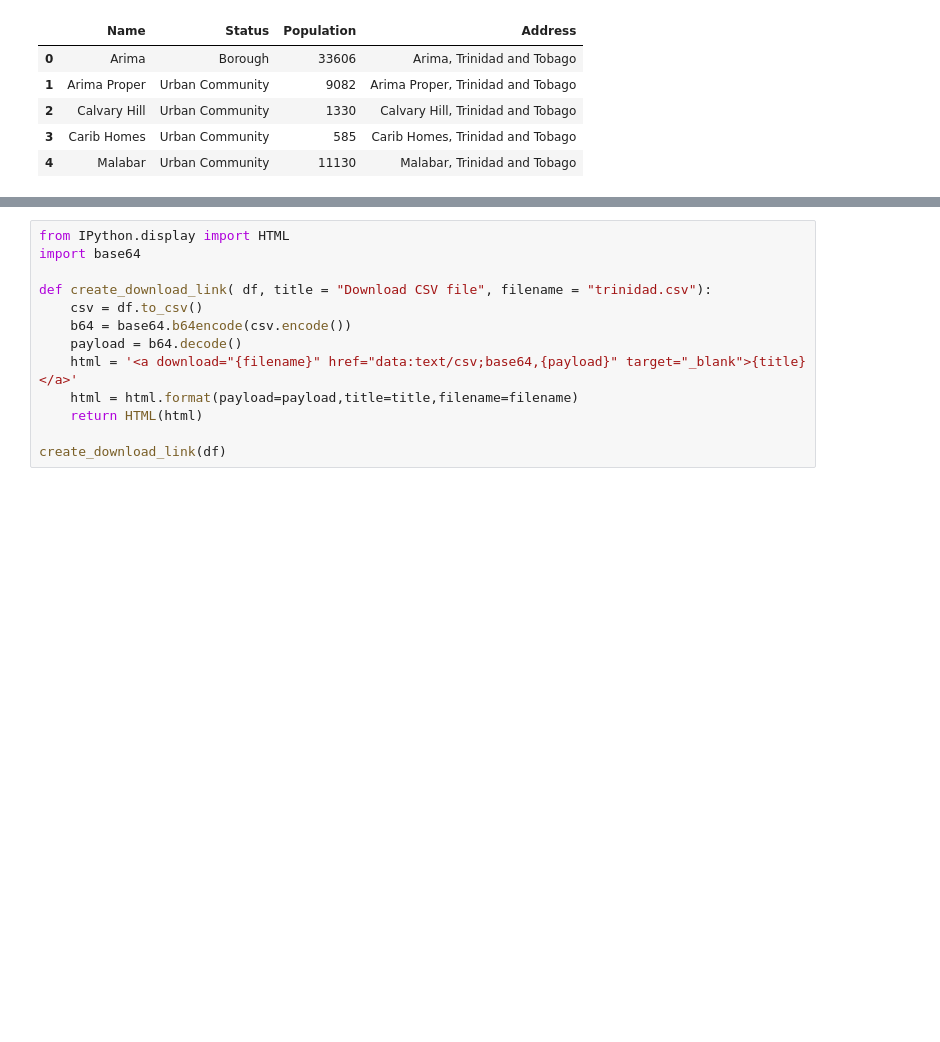
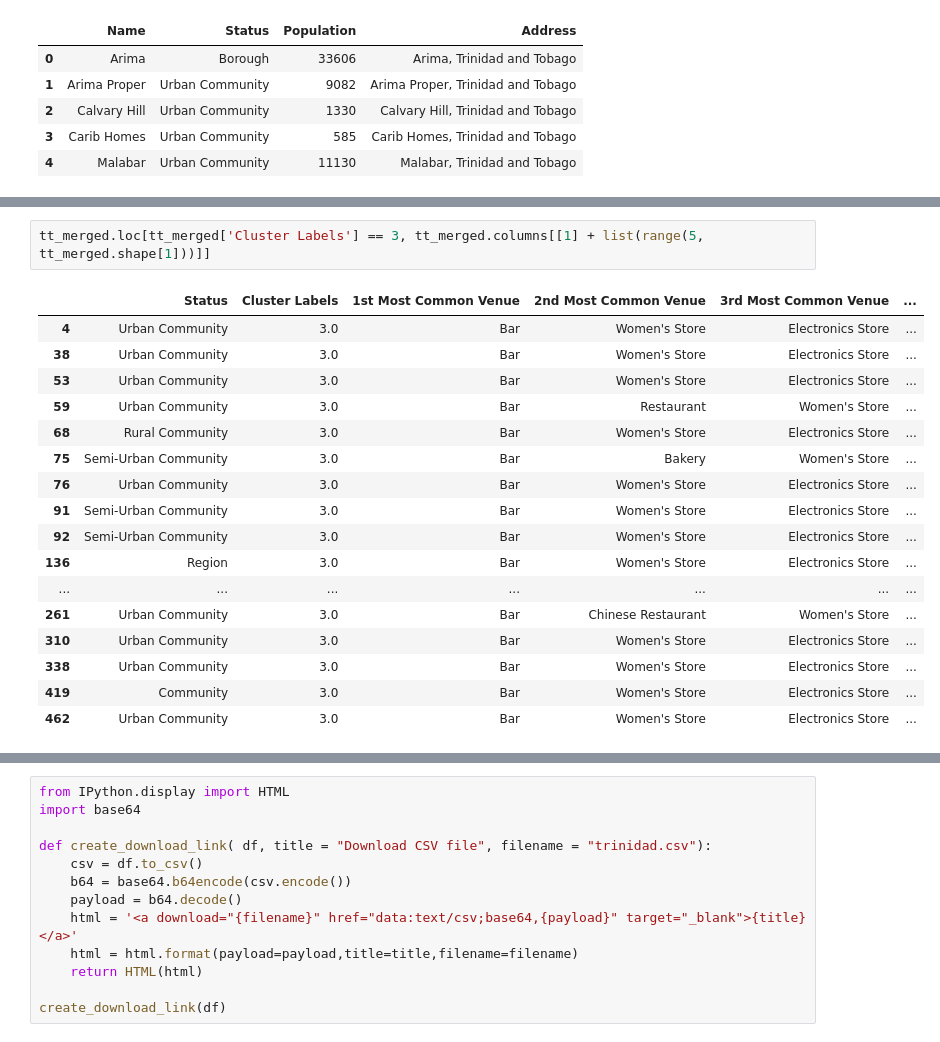
Before and after one commit to ssankar-23/Coursera_Capstone, a Jupyter notebook: Battle of the Neighborhoods.ipynb, the cells around one changed output, grey strips where cells are left out. Saved outputs shown, nothing was run; the diff lists cells and outputs as text; blank space fills up the shorter version.

```diff
--- a/Battle of the Neighborhoods.ipynb
+++ b/Battle of the Neighborhoods.ipynb
@@ -147,0 +531,20 @@ df.shape
+# %%
+tt_merged.loc[tt_merged['Cluster Labels'] == 3, tt_merged.columns[[1] + list(range(5, tt_merged.shape[1]))]]
+# %% [output]
+|  | Status | Cluster Labels | 1st Most Common Venue | 2nd Most Common Venue | 3rd Most Common Venue | ... |
+| 4 | Urban Community | 3.0 | Bar | Women's Store | Electronics Store | ... |
+| 38 | Urban Community | 3.0 | Bar | Women's Store | Electronics Store | ... |
+| 53 | Urban Community | 3.0 | Bar | Women's Store | Electronics Store | ... |
+| 59 | Urban Community | 3.0 | Bar | Restaurant | Women's Store | ... |
+| 68 | Rural Community | 3.0 | Bar | Women's Store | Electronics Store | ... |
+| 75 | Semi-Urban Community | 3.0 | Bar | Bakery | Women's Store | ... |
+| 76 | Urban Community | 3.0 | Bar | Women's Store | Electronics Store | ... |
+| 91 | Semi-Urban Community | 3.0 | Bar | Women's Store | Electronics Store | ... |
+| 92 | Semi-Urban Community | 3.0 | Bar | Women's Store | Electronics Store | ... |
+| 136 | Region | 3.0 | Bar | Women's Store | Electronics Store | ... |
+| ... | ... | ... | ... | ... | ... | ... |
+| 261 | Urban Community | 3.0 | Bar | Chinese Restaurant | Women's Store | ... |
+| 310 | Urban Community | 3.0 | Bar | Women's Store | Electronics Store | ... |
+| 338 | Urban Community | 3.0 | Bar | Women's Store | Electronics Store | ... |
+| 419 | Community | 3.0 | Bar | Women's Store | Electronics Store | ... |
+| 462 | Urban Community | 3.0 | Bar | Women's Store | Electronics Store | ... |
```
Also changed, not shown: parts of 37 cells of this notebook.
